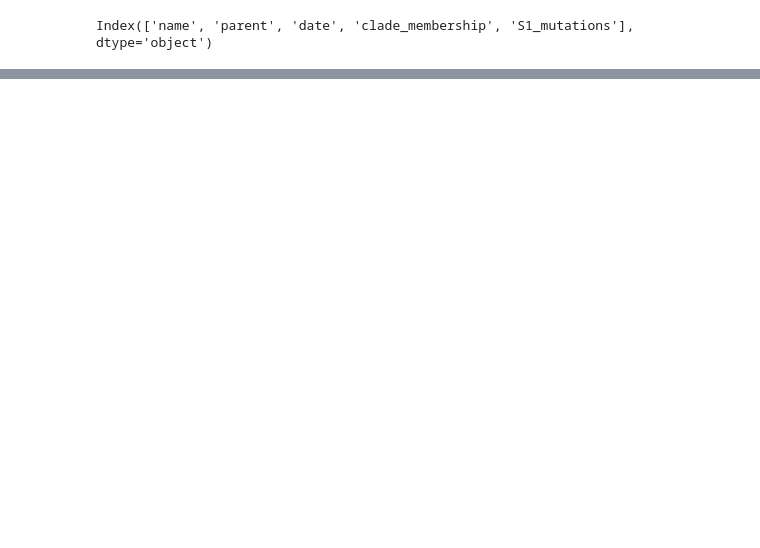
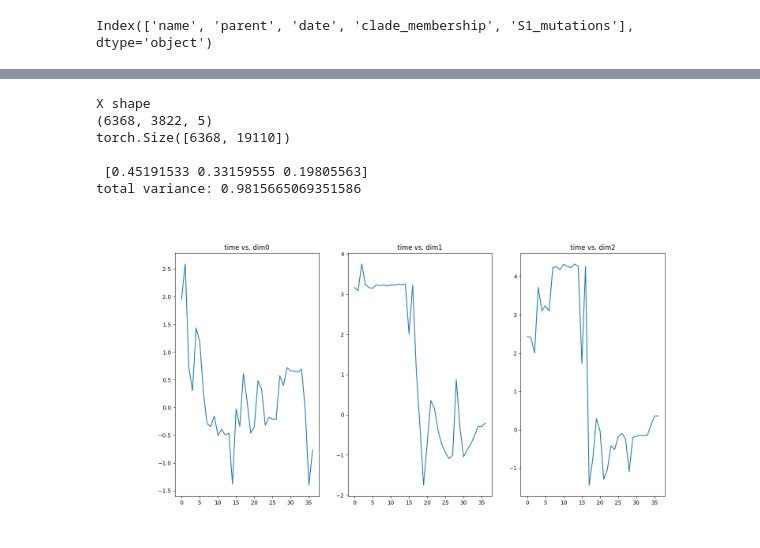
Before and after one commit to blab/sequence-vaes, a Jupyter notebook: Regressions.ipynb, the cells around one changed output, grey strips where cells are left out. Saved outputs shown, nothing was run; the diff lists cells and outputs as text; code cells hidden in the pictures; blank space fills up the shorter version.

```diff
--- a/Regressions.ipynb
+++ b/Regressions.ipynb
@@ -226,3 +267,45 @@ ModuleNotFoundError: No module named 'pymc3'
+# %%
+X = torch.tensor(new_dataset[ranges,:,:])
+# X = X.to(DEVICE)
+X = X.view(X.size(0), -1).to(DEVICE)
+print("X shape")
+print(new_dataset.shape)
+print(X.shape)
+
+pca = PCA(n_components=3, svd_solver="full")
+
+Z_mean = None
+Z_embedded = None
+with torch.no_grad():
+    # STANDARD
+    Z_mean, Z_logvar = vae_model.encoder.forward(X)
+    recon = vae_model.decoder.forward(Z_mean)
+    recon = recon.view(recon.shape[0], -1).cpu()
+    Z_mean = Z_mean.cpu()
+    Z_std = torch.exp(0.5 * Z_logvar).cpu()
+    # BEDFORD
+    # recon, Z_mean, Z_logvar = vae_model.forward(X)
+    # recon = recon.cpu().numpy()
+    # Z_mean = Z_mean.cpu().numpy()
+
+    pca.fit(Z_mean)
+    Z_embedded = pca.transform(Z_mean - torch.mean(Z_mean))
+    variances = pca.explained_variance_ratio_
+    tot = np.sum(variances)
+    print("\n",variances)
+    print(f"total variance: {tot}")
+# %% [output]
+X shape
+(6368, 3822, 5)
+torch.Size([6368, 19110])
+
+ [0.45191533 0.33159555 0.19805563]
+total variance: 0.9815665069351586
 # %%
+metadata = pd.read_csv(f"{abspath}/data/all_data/all_metadata.tsv", sep="\t")
+clade_labels = [metadata.loc[metadata.name == vals[i], "clade_membership"].values[0] for i in range(len(vals))]
 dates = [metadata.loc[metadata.name == vals[i], "date"].values[0] for i in range(len(vals))]
 dates = [datetime_from_numeric(x) for x in dates]
+
+coords = [(x1,x2,x3,t,c) for (x1,x2,x3),t,c in zip(Z_embedded, dates,clade_labels)]
+coords = pd.DataFrame(data=coords, columns=["dim0","dim1","dim2","time","clade"])
@@ -262,0 +312,2 @@ def build_coords_model(coordinate):
+# %%
+avg_coords = coords.groupby("time")[["dim0","dim1","dim2"]].median().resample("ME").median().dropna().reset_index()
@@ -262,0 +346,8 @@ def build_coords_model(coordinate):
+# %%
+fig,ax = plt.subplots(1,3,figsize=(16,8))
+for i,d in enumerate(["dim0","dim1","dim2"]):
+    ax[i].plot(list(range(len(avg_coords))), avg_coords[d])
+    ax[i].set_title(f"time vs. {d}")
+plt.show()
+# %% [output]
+[figure, added]
```
Also changed, not shown: parts of 13 cells of this notebook.
